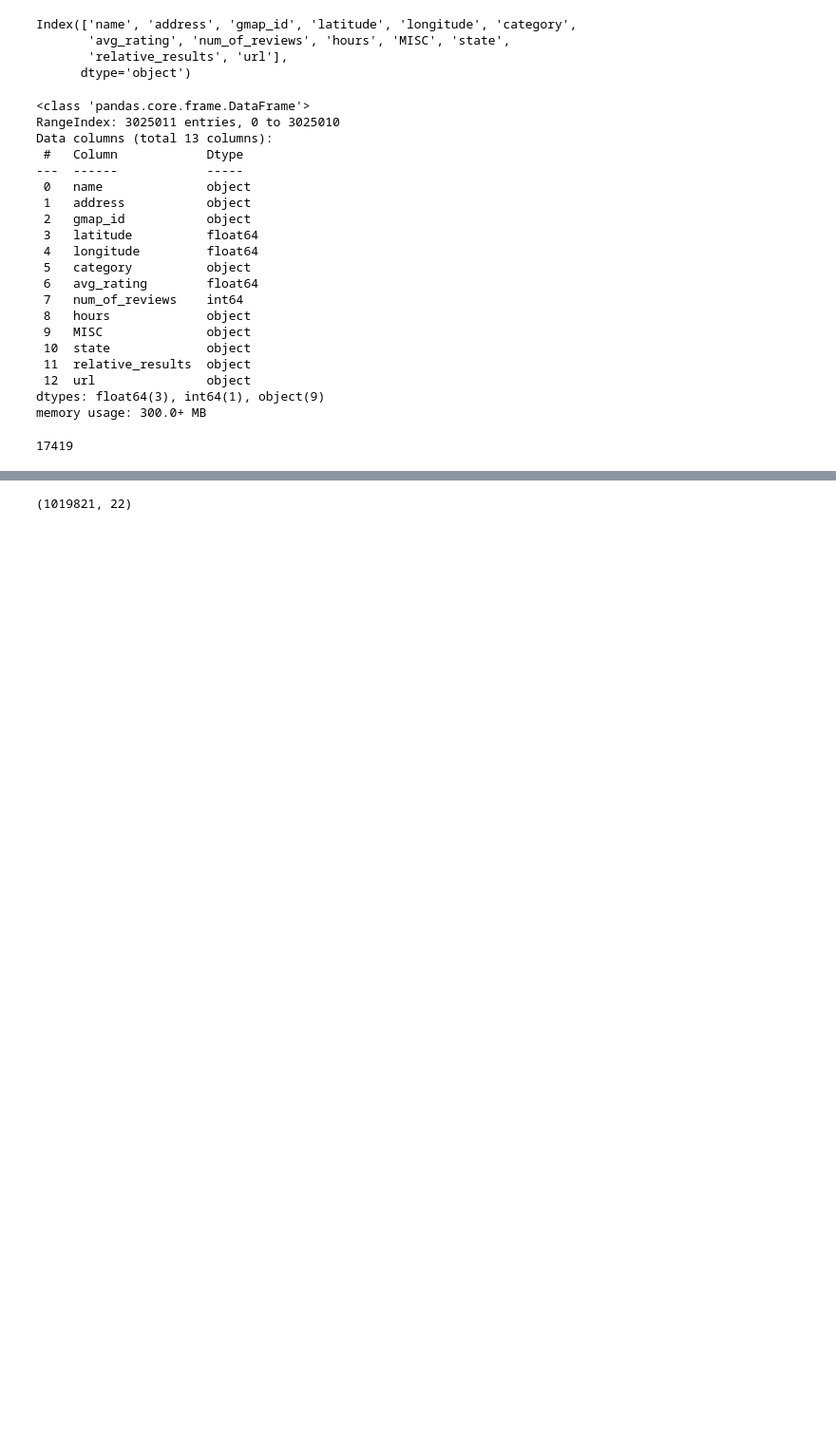
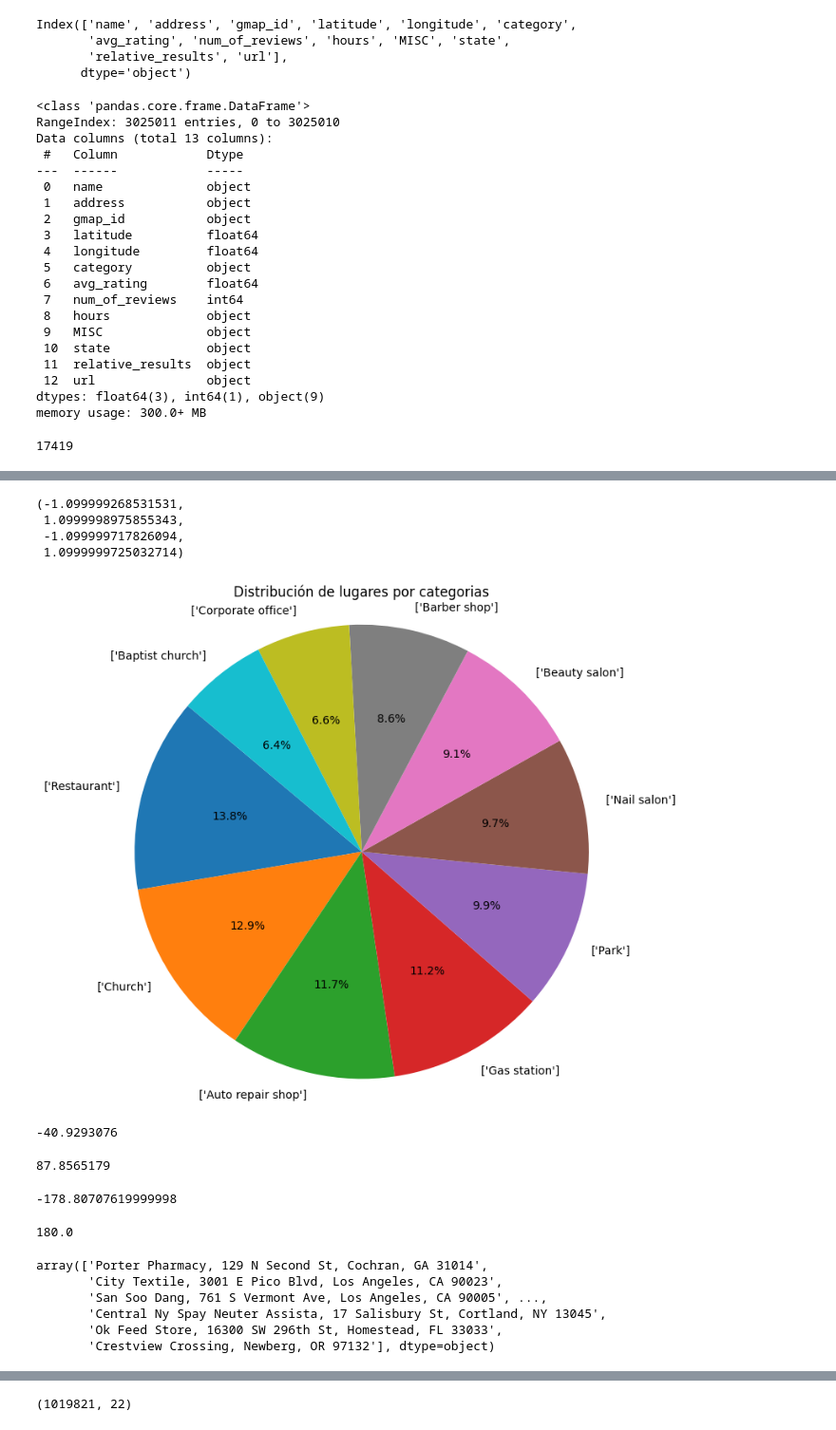
Before and after one commit to Constanzafl/Proyecto_Final, a Jupyter notebook: Sprint 2/EDA/EDAmetadata.ipynb, the cells around one changed output, grey strips where cells are left out. Shown at 95% size. Saved outputs shown, nothing was run; the diff lists cells and outputs as text; code cells hidden in the pictures; blank space fills up the shorter version.

```diff
--- a/Sprint 2/EDA/EDAmetadata.ipynb
+++ b/Sprint 2/EDA/EDAmetadata.ipynb
@@ -131,0 +169,36 @@ metadata.category.isna().sum()
+# %%
+plt.figure(figsize=(8, 8))
+plt.pie(cate_sorted10['name'], labels=cate_sorted10.index, autopct='%1.1f%%', startangle=140)
+plt.title('Distribución de lugares por categorias')
+plt.axis('equal')
+# %% [output]
+(-1.099999268531531,
+ 1.0999998975855343,
+ -1.099999717826094,
+ 1.0999999725032714)
+[figure, added]
+# %%
+metadata['latitude'].min()
+# %% [output]
+-40.9293076
+# %%
+metadata['latitude'].max()
+# %% [output]
+87.8565179
+# %%
+metadata['longitude'].min()
+# %% [output]
+-178.80707619999998
+# %%
+metadata['longitude'].max()
+# %% [output]
+180.0
+# %%
+unique_addresses= metadata['address'].unique()
+# %% [output]
+array(['Porter Pharmacy, 129 N Second St, Cochran, GA 31014',
+       'City Textile, 3001 E Pico Blvd, Los Angeles, CA 90023',
+       'San Soo Dang, 761 S Vermont Ave, Los Angeles, CA 90005', ...,
+       'Central Ny Spay Neuter Assista, 17 Salisbury St, Cortland, NY 13045',
+       'Ok Feed Store, 16300 SW 296th St, Homestead, FL 33033',
+       'Crestview Crossing, Newberg, OR 97132'], dtype=object)
```
Also changed, not shown: parts of 11 cells of this notebook, 1 other file.
